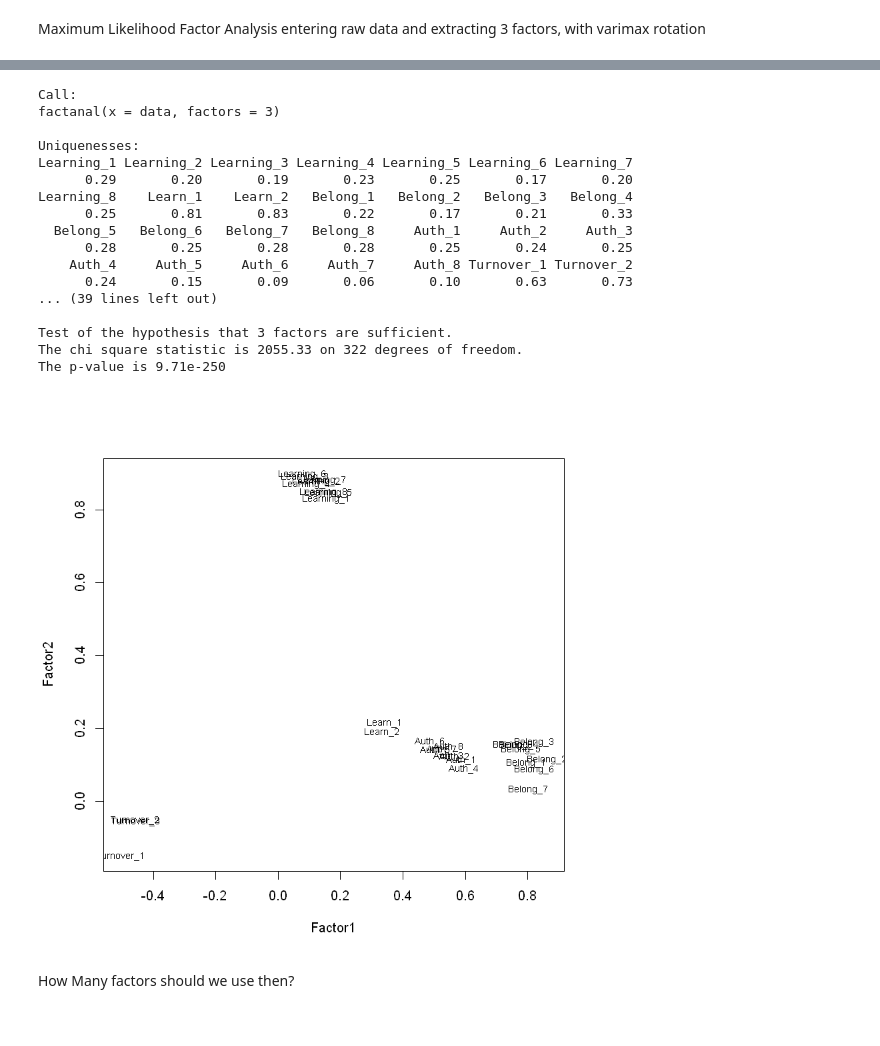
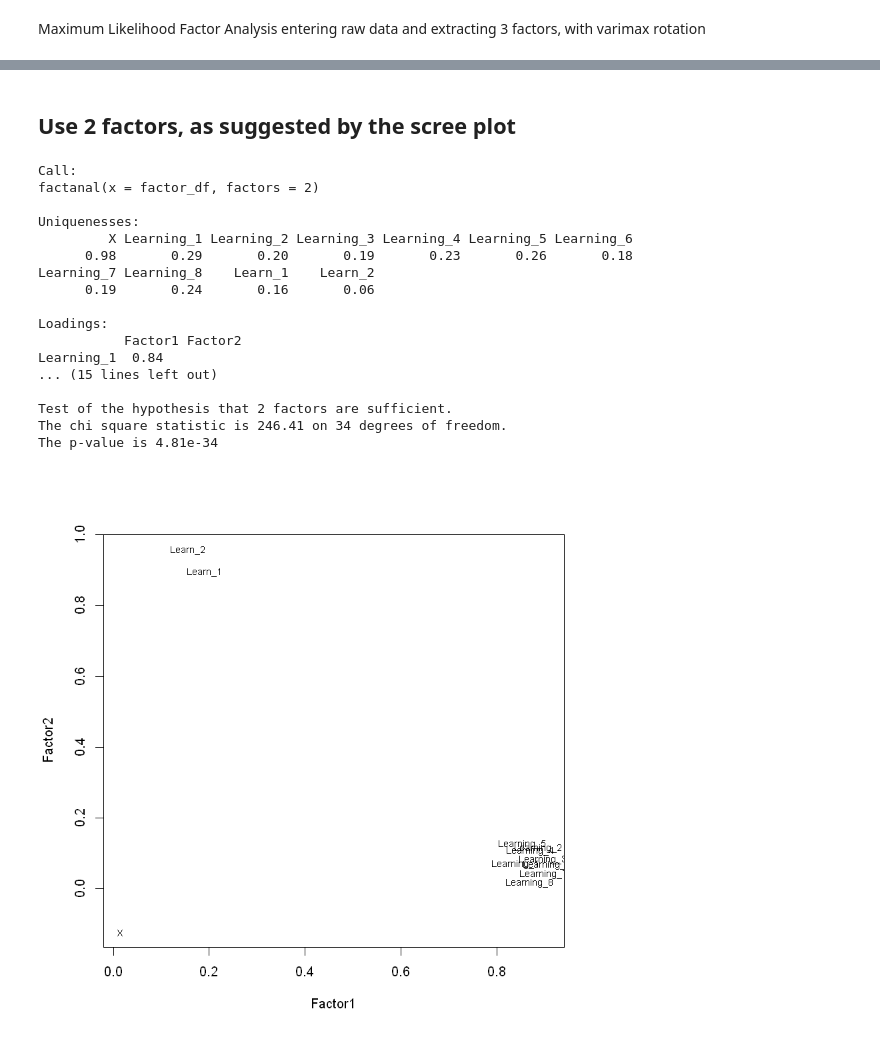
Before and after one commit to sam-cannon/AOM, a Jupyter notebook: AOM in R.ipynb, the cells around one changed output, grey strips where cells are left out. Drawn from its saved outputs; the diff is of its cells as text; code cells hidden in the pictures.

```diff
--- a/AOM in R.ipynb
+++ b/AOM in R.ipynb
@@ -23,5 +14,6 @@ setwd()
 # %%
-data <- read.csv("factor_analysis_data.csv", header = TRUE)
+data_1 <- read.csv("factor_analysis_data.csv", header = T)
+df <- read.csv("composite_df.csv", header = TRUE)
 # %% [markdown]
 Learning Alpha
 # %%
@@ -81,0 +74,2 @@ head(data)
+# %%
+factor_df = data_1[, 1:11]
@@ -82,28 +87,28 @@ head(data)
+# %% [markdown]
+## Use 2 factors, as suggested by the scree plot
 # %%
-fit <- factanal(data, 3)
+fit <- factanal(factor_df, 2)
 print(fit, digits=2, cutoff=.3, sort=TRUE)
 # plot factor 1 by factor 2
 load <- fit$loadings[,1:2]
 plot(load,type="n") # set up plot
-text(load,labels=names(data),cex=.7) # add variable names
+text(load,labels=names(factor_df),cex=.7) # add variable names
 # %% [output]
 Call:
-factanal(x = data, factors = 3)
+factanal(x = factor_df, factors = 2)
 
 Uniquenesses:
-Learning_1 Learning_2 Learning_3 Learning_4 Learning_5 Learning_6 Learning_7
-      0.29       0.20       0.19       0.23       0.25       0.17       0.20
-Learning_8    Learn_1    Learn_2   Belong_1   Belong_2   Belong_3   Belong_4
-      0.25       0.81       0.83       0.22       0.17       0.21       0.33
-  Belong_5   Belong_6   Belong_7   Belong_8     Auth_1     Auth_2     Auth_3
-      0.28       0.25       0.28       0.28       0.25       0.24       0.25
-    Auth_4     Auth_5     Auth_6     Auth_7     Auth_8 Turnover_1 Turnover_2
-      0.24       0.15       0.09       0.06       0.10       0.63       0.73
-... (39 lines left out)
+         X Learning_1 Learning_2 Learning_3 Learning_4 Learning_5 Learning_6
+      0.98       0.29       0.20       0.19       0.23       0.26       0.18
+Learning_7 Learning_8    Learn_1    Learn_2
+      0.19       0.24       0.16       0.06
 
-Test of the hypothesis that 3 factors are sufficient.
-The chi square statistic is 2055.33 on 322 degrees of freedom.
-The p-value is 9.71e-250
+Loadings:
+           Factor1 Factor2
+Learning_1  0.84
+... (15 lines left out)
+
+Test of the hypothesis that 2 factors are sufficient.
+The chi square statistic is 246.41 on 34 degrees of freedom.
+The p-value is 4.81e-34
-[figure, old version]
+[figure, new version]
-# %% [markdown]
-How Many factors should we use then?
```
Also changed, not shown: parts of 16 cells of this notebook.
